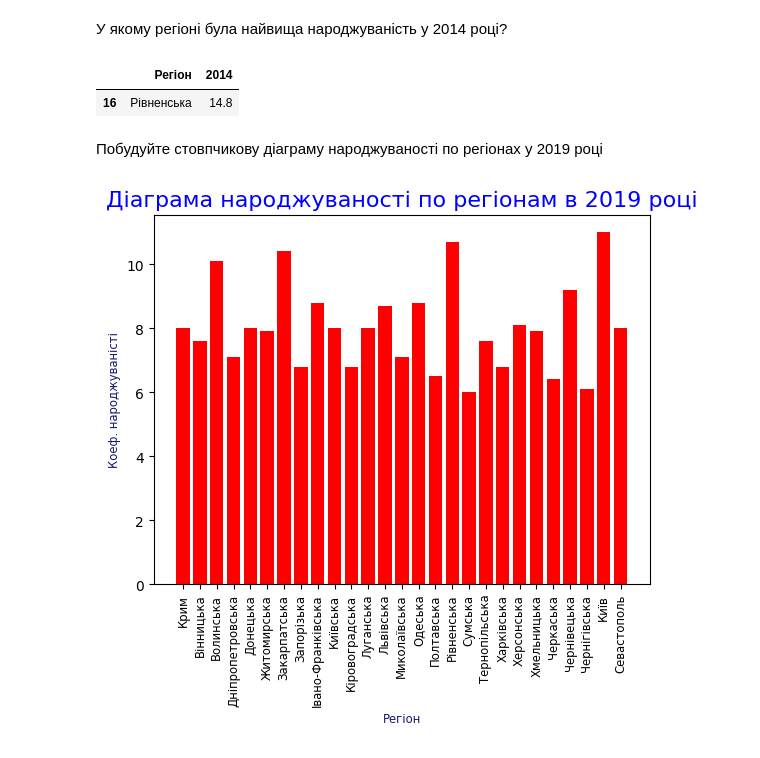
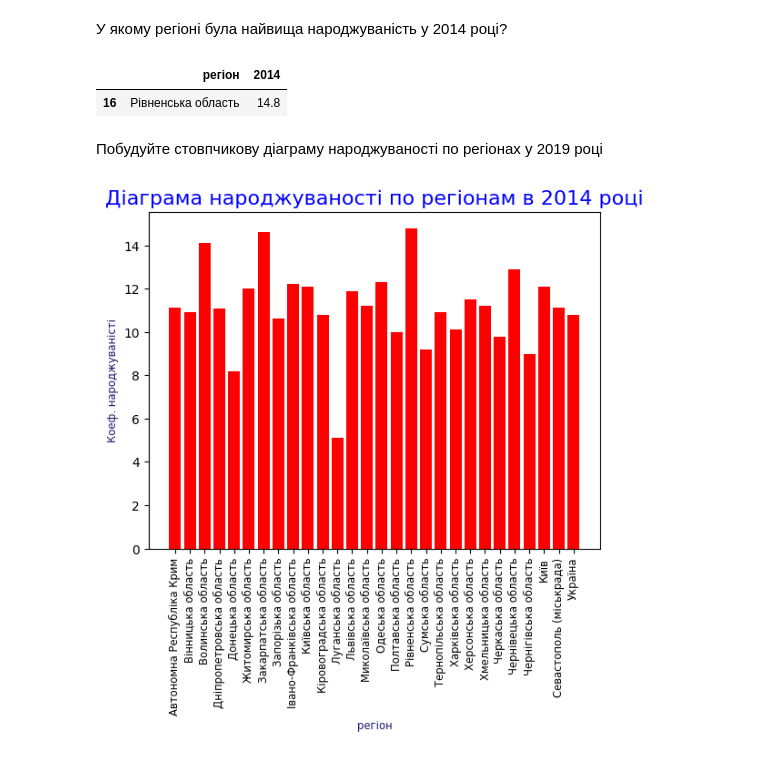
Before and after one commit to OleksandrGnatiuk/python_DS_02, a Jupyter notebook: HW_02_1.ipynb, the cells around one changed output. Drawn from its saved outputs; the diff is of its cells as text; code cells hidden in the pictures.

```diff
--- a/HW_02_1.ipynb
+++ b/HW_02_1.ipynb
@@ -5,11 +5,14 @@ import pandas as pd
 import numpy as np
 import matplotlib.pyplot as plt
 
-all_tables = pd.read_html('https://uk.wikipedia.org/wiki/%D0%9D%D0%B0%D1%81%D0%B5%D0%BB%D0%B5%D0%BD%D0%BD%D1%8F_%D0%A3%D0%BA%D1%80%D0%B0%D1%97%D0%BD%D0%B8',
+
+url = "https://uk.wikipedia.org/wiki/%D0%9D%D0%B0%D1%80%D0%BE%D0%B4%D0%B6%D1%83%D0%B2%D0%B0%D0%BD%D1%96%D1%81%D1%82%D1%8C_%D0%B2_%D0%A3%D0%BA%D1%80%D0%B0%D1%97%D0%BD%D1%96"
+
+all_tables = pd.read_html(url,
                           thousands="",
                           decimal = ",",
-                          match = "Севастополь",
+                          match = "Коефіцієнт народжуваності у регіонах України у 1950—2014 роках",
                     )
-table = pd.DataFrame(all_tables[1])
+table = pd.DataFrame(all_tables[0])
 table
 # %% [output]
@@ -48,5 +51,4 @@ table.shape
 # %% [markdown]
 Замініть у таблиці значення "—" на значення NaN:
 # %%
-table.replace( "—", np.nan, inplace=True)
-table
+# table.replace( "—", np.nan, inplace=True)
@@ -85,9 +73,3 @@ table.dtypes
 dtype: object
 # %% [markdown]
 Замініть типи нечислових колонок на числові. Підказка - це колонки, де знаходився символ "—"
-# %%
-table = table.loc[~table['2014'].isna()]
-table = table.loc[~table['2019'].isna()]
-table['2014'] = table['2014'].astype("float")
-table['2019'] = table['2019'].astype("float")
-table.dtypes
@@ -201,18 +185,18 @@ table[['Регіон', '2019']][table['2019'] > avg]
 # %% [markdown]
 У якому регіоні була найвища народжуваність у 2014 році?
 # %%
-table[["Регіон", "2014"]][table["2014"] == table["2014"].max()]
+table[["регіон", "2014"]][table["2014"] == table["2014"].max()]
 # %% [output]
-|  | Регіон | 2014 |
-| 16 | Рівненська | 14.8 |
+|  | регіон | 2014 |
+| 16 | Рівненська область | 14.8 |
 # %% [markdown]
 Побудуйте стовпчикову діаграму народжуваності по регіонах у 2019 році
 # %%
-plt.bar(table['Регіон'],table['2019'], color='r')
-plt.xlabel('Регіон', fontsize='small', color='midnightblue', )
+plt.bar(table['регіон'],table['2014'], color='r')
+plt.xlabel('регіон', fontsize='small', color='midnightblue', )
 plt.xticks(rotation=90, fontsize='small')
 plt.ylabel('Коеф. народжуваністі', fontsize='small', color='midnightblue')
-plt.title('Діаграма народжуваності по регіонам в 2019 році', fontsize=16, color='b')
+plt.title('Діаграма народжуваності по регіонам в 2014 році', fontsize=16, color='b')
 plt.show()
 # %% [output]
-[figure, old version]
+[figure, new version]
```
Also changed, not shown: parts of 11 cells of this notebook, 2 other files.
